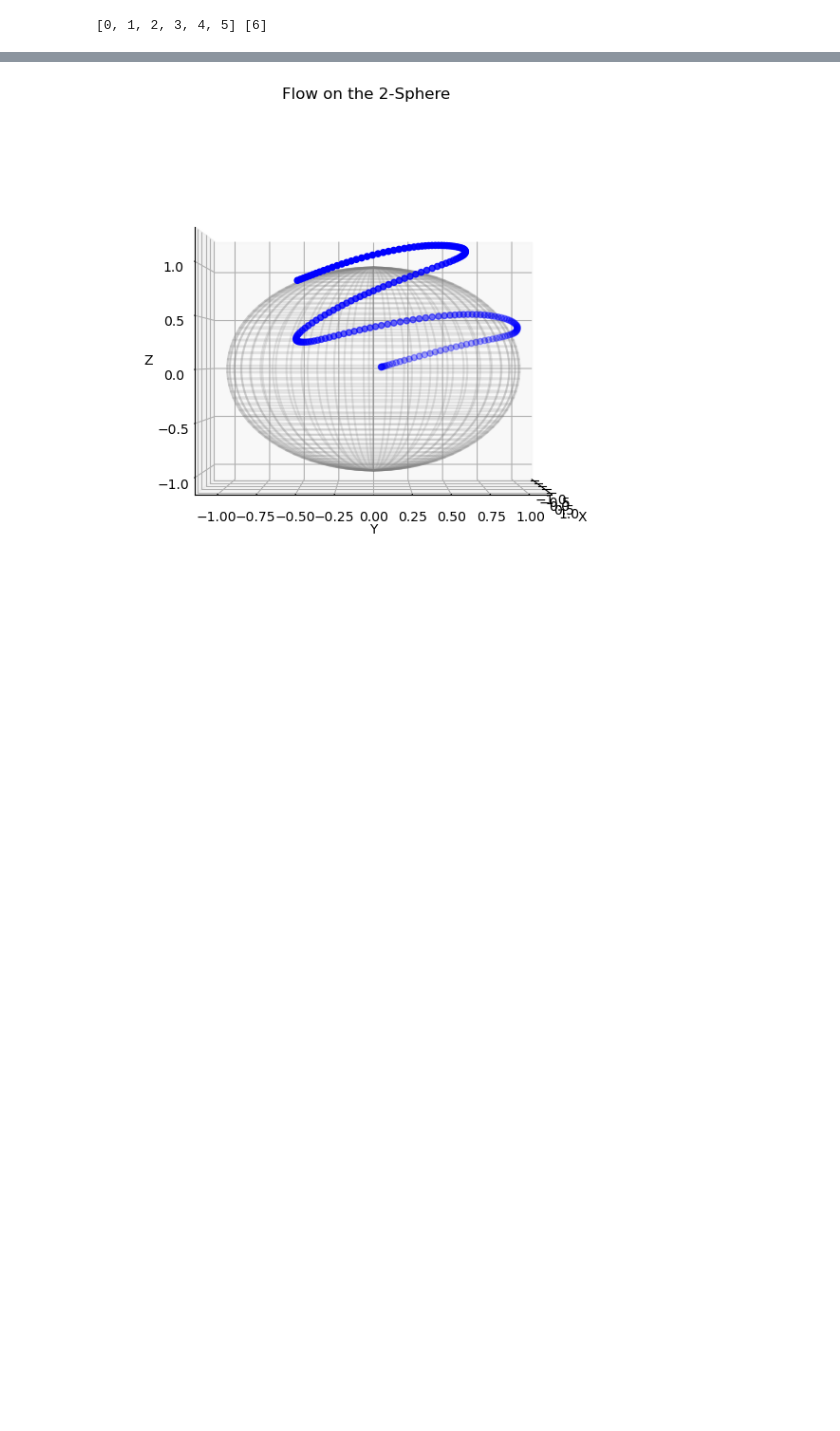
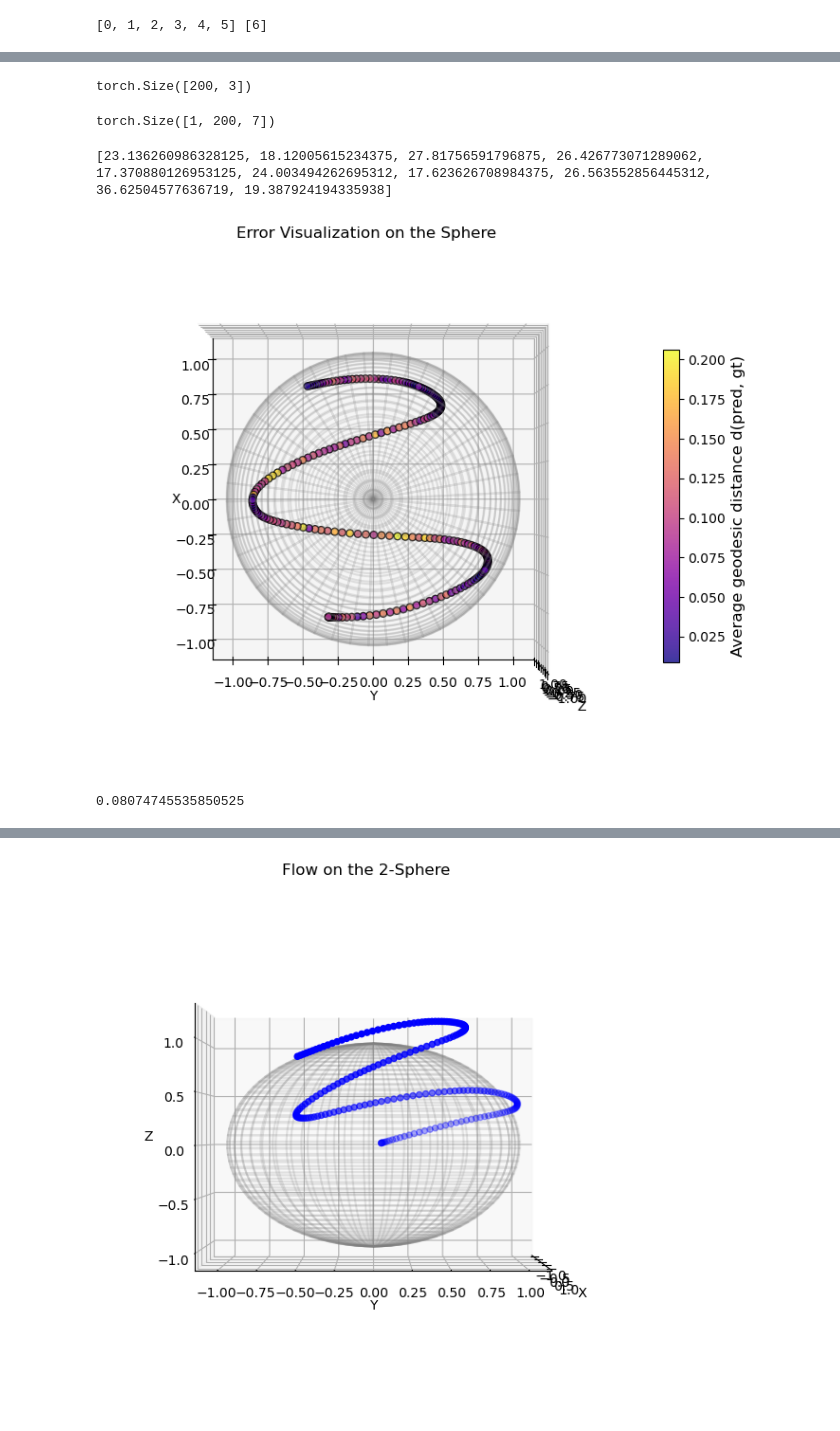
Before and after one commit to Stanpie3/Geometric-Flow-Matching, a Jupyter notebook: exp_proj.ipynb, the cells around one changed output, grey strips where cells are left out. Saved outputs shown, nothing was run; the diff lists cells and outputs as text; code cells hidden in the pictures; blank space fills up the shorter version.

```diff
--- a/exp_proj.ipynb
+++ b/exp_proj.ipynb
@@ -333,0 +341,15 @@ nan
+# %%
+print(results[0][:200].shape)
+# %% [output]
+torch.Size([200, 3])
+# %%
+print(gt_obs.shape)
+# %% [output]
+torch.Size([1, 200, 7])
+# %%
+dtwd = []
+for res in results:
+    dtwd.append(criterion(gt_obs[0,:150, :3], res[:150]).item())
+print(dtwd)
+# %% [output]
+[23.136260986328125, 18.12005615234375, 27.81756591796875, 26.426773071289062, 17.370880126953125, 24.003494262695312, 17.623626708984375, 26.563552856445312, 36.62504577636719, 19.387924194335938]
@@ -334 +446,22 @@ nan
+# %%
+quat_error = evaluate_model_on_manifold(model=vf,
+                        dataset=dataset,
+                        manifold=manifold_data,
+                        label=label,
+                        dim_manifold=run_parameters['data']['dim'],
+                        model_horizon= run_parameters['data']['horizon_size'],
+                        inference_horizon=run_parameters['data']['inference_horizon'],
+                        sample_points=run_parameters['data']['sample_points'],
+                        mean=run_parameters['data']['mean'],
+                        std=run_parameters['data']['std'],
+                        step_size=0.02)
+quat_error = torch.stack(quat_error)
+# %%
+plot_error_on_sphere(dataset.demos[6], quat_error)
+# %% [output]
+[figure, added]
+# %%
+quat_error.mean().item()
+# %% [output]
+0.08074745535850525
 # %%
```
Also changed, not shown: parts of 16 cells of this notebook, 11 other files.
